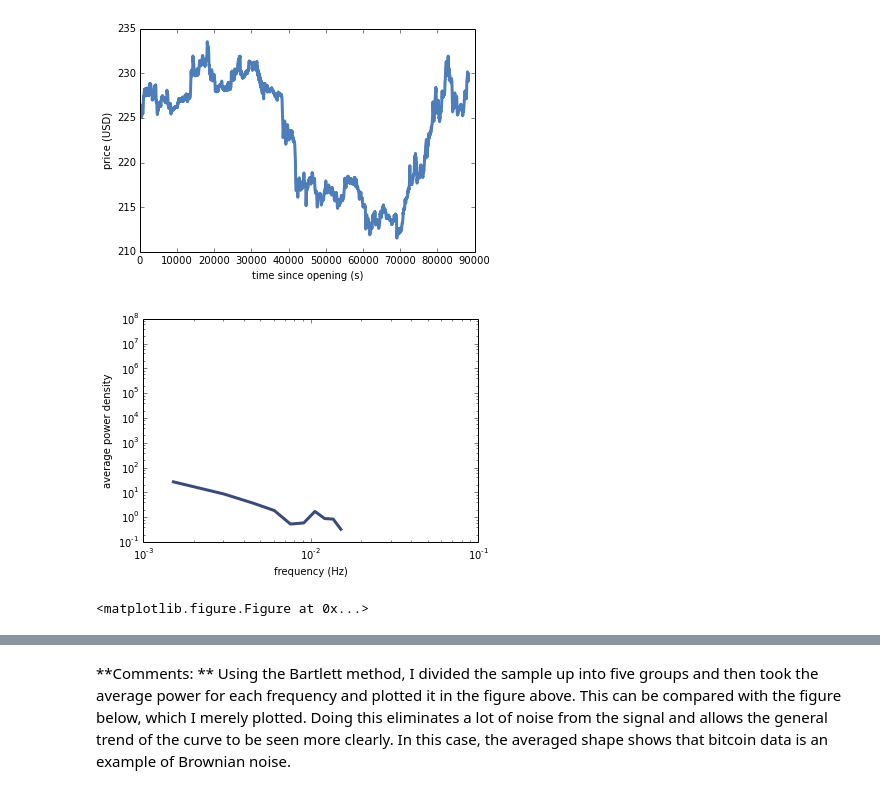
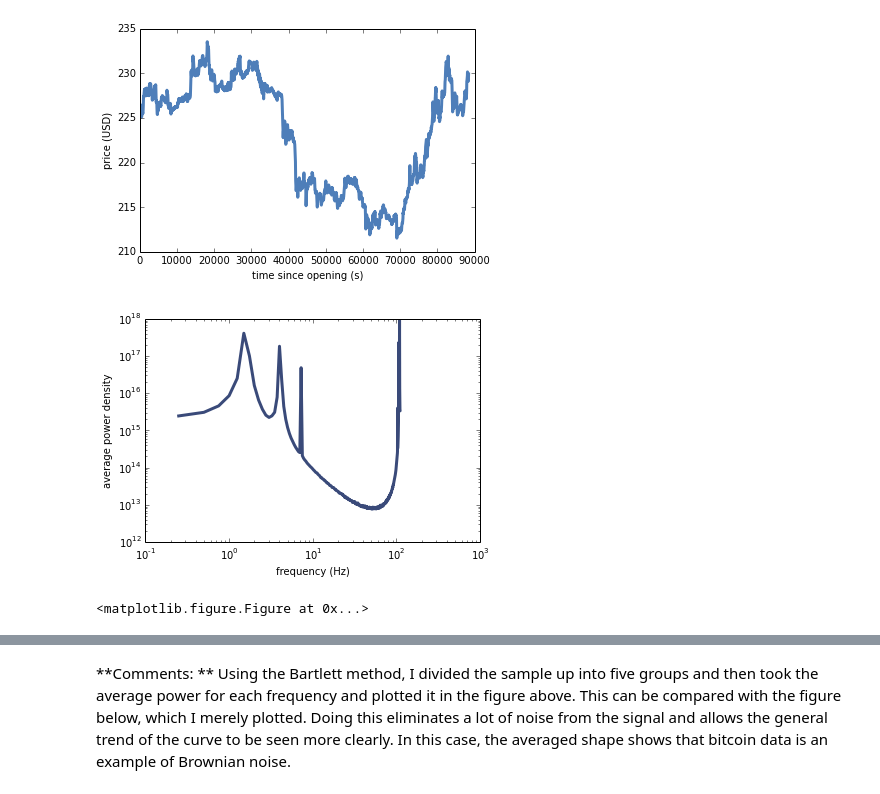
Before and after one commit to lvanderlyn/ThinkDSP, a Jupyter notebook: code/ps02.ipynb, the cells around one changed output, grey strips where cells are left out. Drawn from its saved outputs; the diff is of its cells as text; code cells hidden in the pictures.

Commit message:
'Fixed the Bartlett method implementation to be more robust'

```diff
--- a/code/ps02.ipynb
+++ b/code/ps02.ipynb
@@ -336,18 +336,32 @@ bit_wave.plot()
 thinkplot.config(xlabel='time since opening (s)', ylabel='price (USD)', legend=False)
 # %% [output]
 [figure]
-# %%
-steps = 5
-step_len = len(bit_wave.ys)/float(steps)
-spec = bit_wave.segment(start=0, duration=step_len).make_spectrum()
-power_sum = spec.amps ** 2
-freqs = spec.fs
-for step in range(1, steps):
-    slice_spec = bit_wave.segment(start=step-1, duration=step_len).make_spectrum()
-    power_sum += slice_spec.amps ** 2
-avg_pwr = power_sum/float(steps)
-thinkplot.Plot(freqs, avg_pwr)
-thinkplot.show(xlabel='frequency (Hz)', ylabel='average power density', xscale='log', yscale='log')
-# %% [output]
-[figure, removed]
-<matplotlib.figure.Figure at 0x...>
+# %%
+def plot_bartlett(wave, number_of_segs):
+    """
+        plots the bartlett
+    """
+    n = len(wave.ys)
+    ts = np.linspace(0, wave.duration, n)
+    spectrum = wave.make_spectrum()
+    frequencies = spectrum.fs
+    powers = []
+    avg_powers = []
+
+    for i in range(len(frequencies)):
+        powers.append([])
+    for i in range(number_of_segs):
+        segment = wave.segment(start=i*(wave.duration/number_of_segs), duration=wave.duration/number_of_segs).make_spectrum()
+        amplitude = segment.amps
+        for j in range(len(amplitude)):
+            powers[j].append(amplitude[j]**2)
+    for i in range(len(powers)):
+        avg_powers.append(np.mean(powers[i]))
+
+    thinkplot.Plot(frequencies, avg_powers)
+    thinkplot.show(xlabel='frequency (Hz)', ylabel='average power density', xscale='log', yscale='log')
+# %%
+plot_bartlett(singing_wave, 200)
+# %% [output]
+[figure, added]
+<matplotlib.figure.Figure at 0x...>
```
Also changed, not shown: parts of 4 cells of this notebook.
